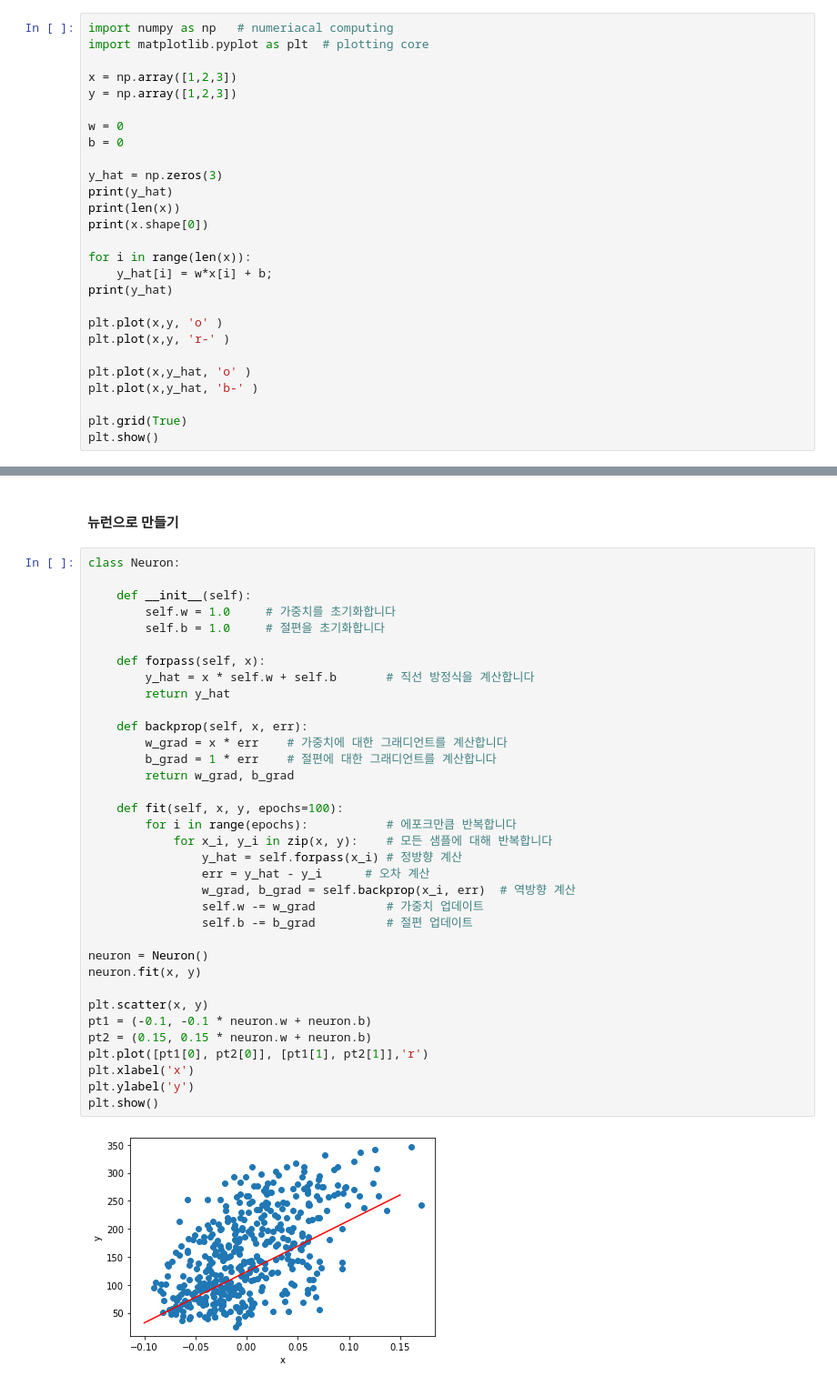
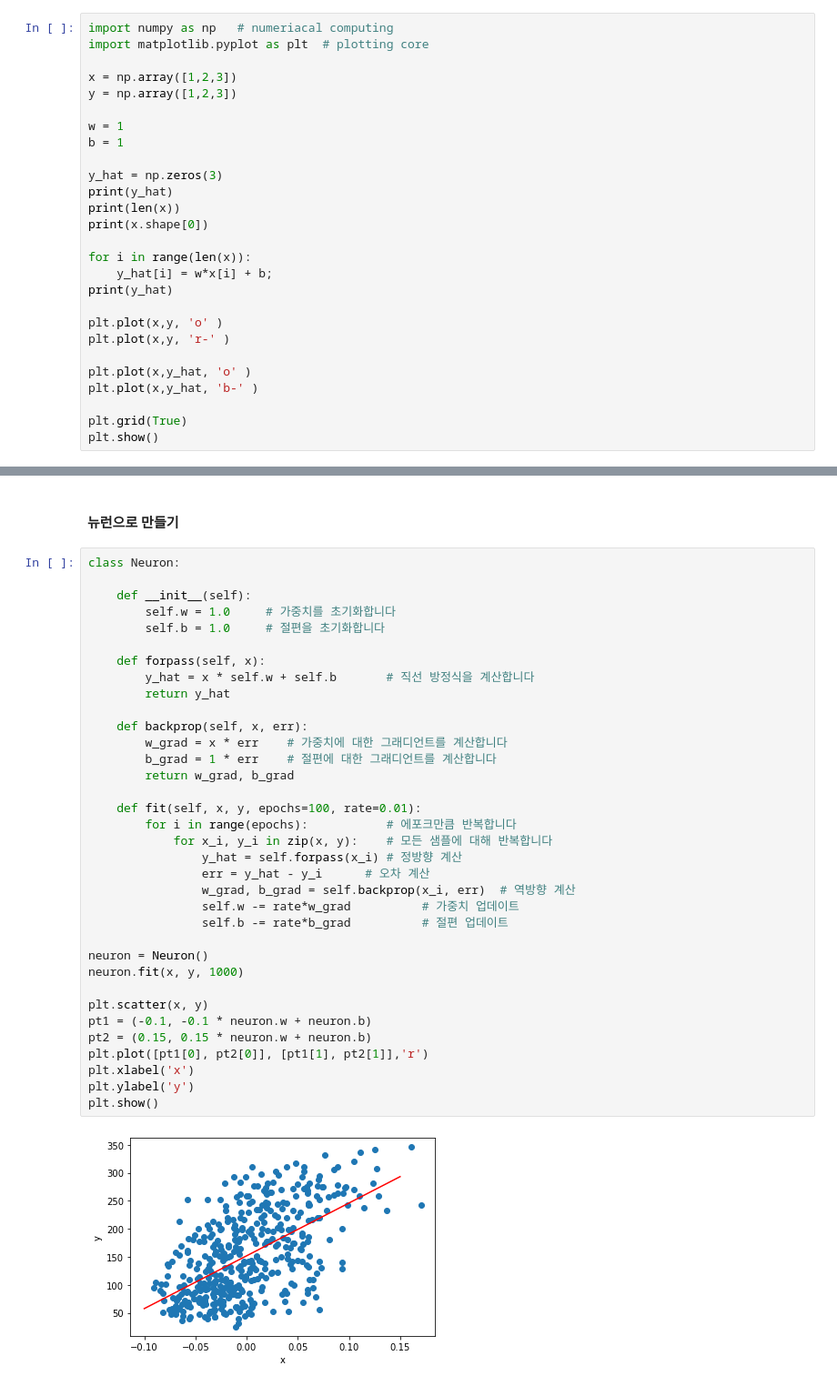
Before and after one commit to imguru-mooc/deep-learning-implement, a Jupyter notebook: Chapter_2/1.linear_regression.ipynb, the cells around one changed output, grey strips where cells are left out. Shown at 91% size. Saved outputs shown, nothing was run; the diff lists cells and outputs as text.

```diff
--- a/Chapter_2/1.linear_regression.ipynb
+++ b/Chapter_2/1.linear_regression.ipynb
@@ -64,8 +41,8 @@ import matplotlib.pyplot as plt  # plotting core
 x = np.array([1,2,3])
 y = np.array([1,2,3])
 
-w = 0
-b = 0
+w = 1
+b = 1
 
 y_hat = np.zeros(3)
 print(y_hat)
@@ -380,35 +300,35 @@ class Neuron:
 
     def __init__(self):
         self.w = 1.0     # 가중치를 초기화합니다
         self.b = 1.0     # 절편을 초기화합니다
 
     def forpass(self, x):
         y_hat = x * self.w + self.b       # 직선 방정식을 계산합니다
         return y_hat
 
     def backprop(self, x, err):
         w_grad = x * err    # 가중치에 대한 그래디언트를 계산합니다
         b_grad = 1 * err    # 절편에 대한 그래디언트를 계산합니다
         return w_grad, b_grad
 
-    def fit(self, x, y, epochs=100):
+    def fit(self, x, y, epochs=100, rate=0.01):
         for i in range(epochs):           # 에포크만큼 반복합니다
             for x_i, y_i in zip(x, y):    # 모든 샘플에 대해 반복합니다
                 y_hat = self.forpass(x_i) # 정방향 계산
                 err = y_hat - y_i      # 오차 계산
                 w_grad, b_grad = self.backprop(x_i, err)  # 역방향 계산
-                self.w -= w_grad          # 가중치 업데이트
-                self.b -= b_grad          # 절편 업데이트
+                self.w -= rate*w_grad          # 가중치 업데이트
+                self.b -= rate*b_grad          # 절편 업데이트
 
 neuron = Neuron()
-neuron.fit(x, y)
+neuron.fit(x, y, 1000)
 
 plt.scatter(x, y)
 pt1 = (-0.1, -0.1 * neuron.w + neuron.b)
 pt2 = (0.15, 0.15 * neuron.w + neuron.b)
 plt.plot([pt1[0], pt2[0]], [pt1[1], pt2[1]],'r')
 plt.xlabel('x')
 plt.ylabel('y')
 plt.show()
 # %% [output]
-[figure, old version]
+[figure, new version]
```
Also changed, not shown: parts of 12 cells of this notebook.
